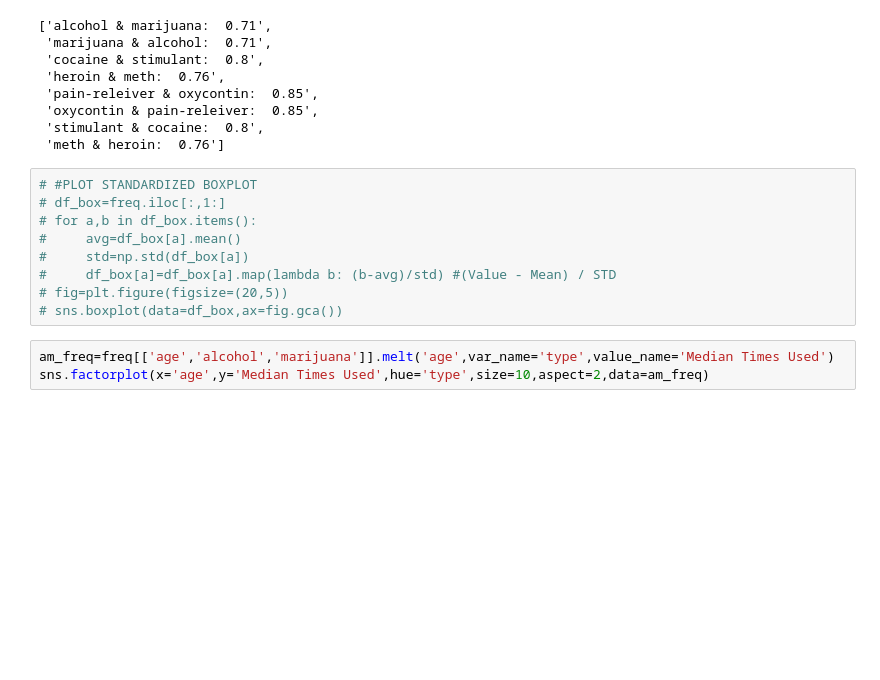
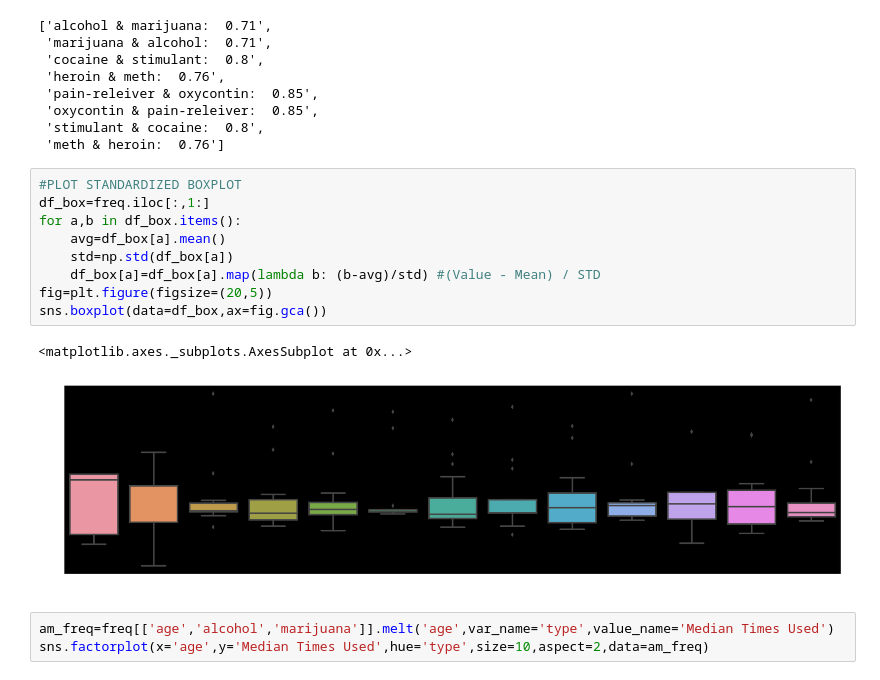
Before and after one commit to davekho/Submit, a Jupyter notebook: Project-2/project-02-v2-starter-code.ipynb, the cells around one changed output. Saved outputs shown, nothing was run; the diff lists cells and outputs as text; blank space fills up the shorter version.

```diff
--- a/Project-2/project-02-v2-starter-code.ipynb
+++ b/Project-2/project-02-v2-starter-code.ipynb
@@ -588,14 +588,17 @@ lists
  'stimulant & cocaine:  0.8',
  'meth & heroin:  0.76']
 # %%
-# #PLOT STANDARDIZED BOXPLOT
-# df_box=freq.iloc[:,1:]
-# for a,b in df_box.items():
-#     avg=df_box[a].mean()
-#     std=np.std(df_box[a])
-#     df_box[a]=df_box[a].map(lambda b: (b-avg)/std) #(Value - Mean) / STD
-# fig=plt.figure(figsize=(20,5))
-# sns.boxplot(data=df_box,ax=fig.gca())
+#PLOT STANDARDIZED BOXPLOT
+df_box=freq.iloc[:,1:]
+for a,b in df_box.items():
+    avg=df_box[a].mean()
+    std=np.std(df_box[a])
+    df_box[a]=df_box[a].map(lambda b: (b-avg)/std) #(Value - Mean) / STD
+fig=plt.figure(figsize=(20,5))
+sns.boxplot(data=df_box,ax=fig.gca())
+# %% [output]
+<matplotlib.axes._subplots.AxesSubplot at 0x...>
+[figure, added]
 # %%
 am_freq=freq[['age','alcohol','marijuana']].melt('age',var_name='type',value_name='Median Times Used')
 sns.factorplot(x='age',y='Median Times Used',hue='type',size=10,aspect=2,data=am_freq)
```
Also changed, not shown: parts of 2 cells of this notebook, 5 other files.
